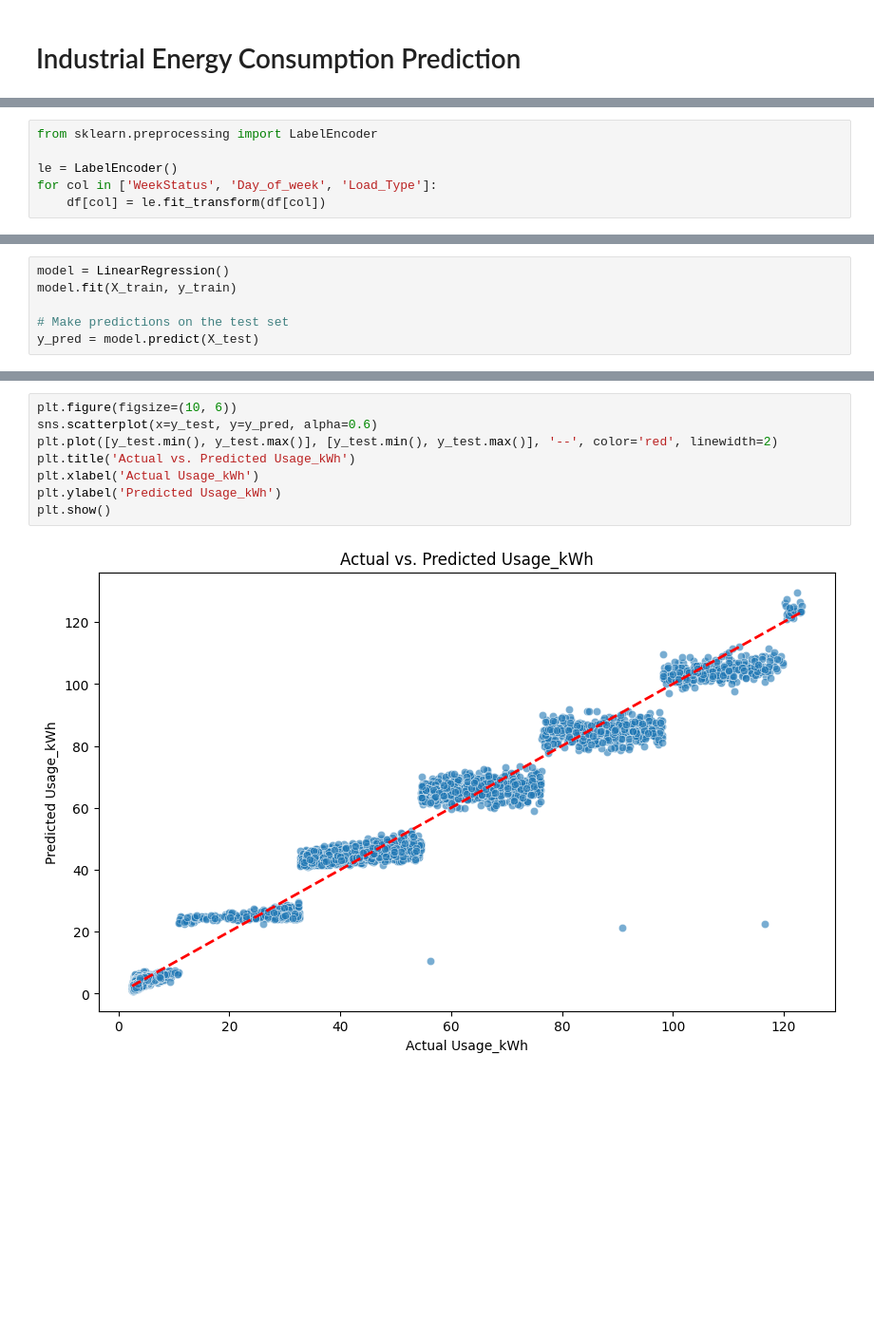
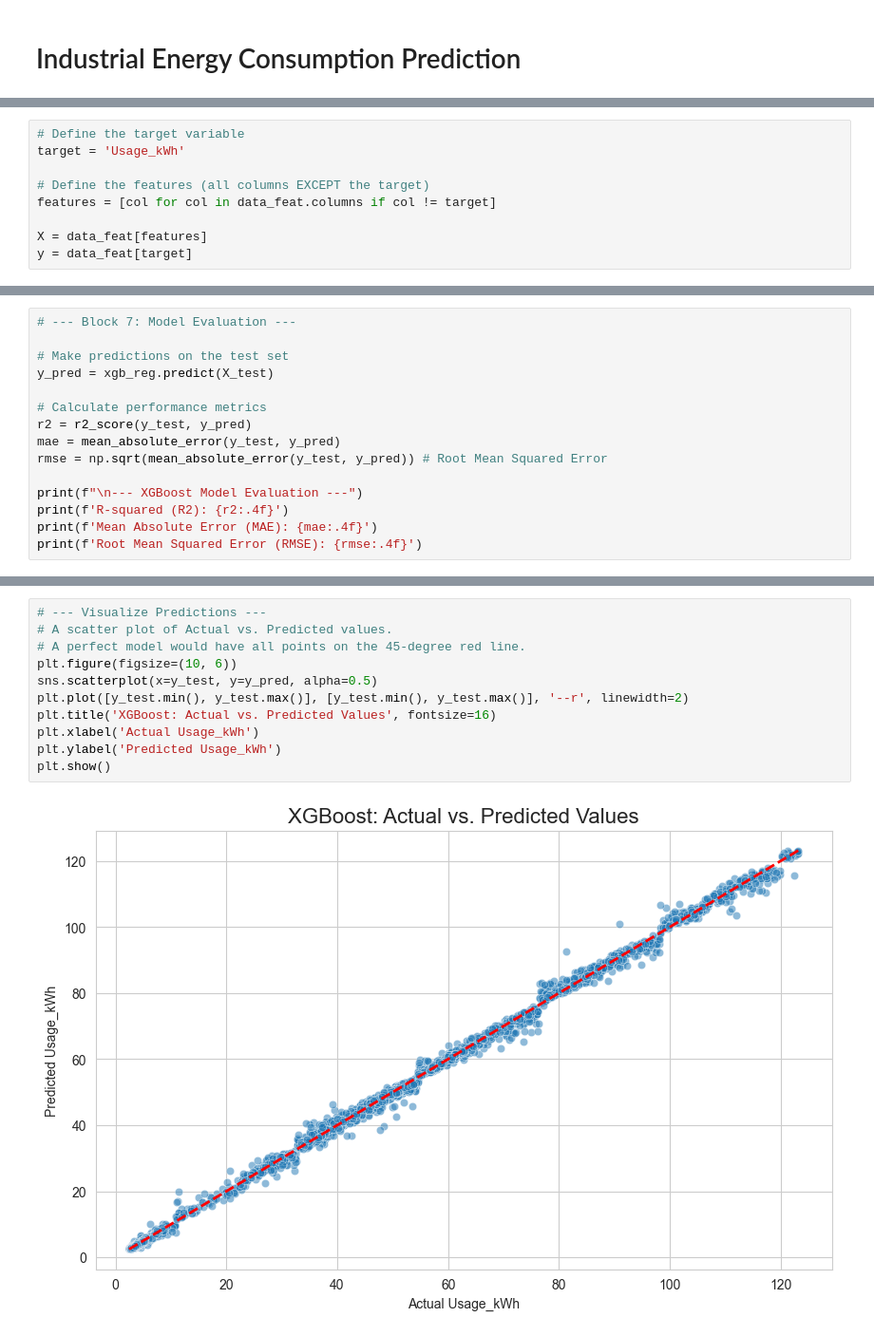
Before and after one commit to vishnundev/industrial-energy-consumption-forecasting, a Jupyter notebook: notebooks/Industrial_Energy_Consumption_Prediction.ipynb, the cells around one changed output, grey strips where cells are left out. Shown at 95% size. Cells and saved outputs as stored; diff of their text form; blank space fills up the shorter version.

```diff
--- a/notebooks/Industrial_Energy_Consumption_Prediction.ipynb
+++ b/notebooks/Industrial_Energy_Consumption_Prediction.ipynb
@@ -81,6 +19,0 @@ dtype: int64
-# %%
-from sklearn.preprocessing import LabelEncoder
-
-le = LabelEncoder()
-for col in ['WeekStatus', 'Day_of_week', 'Load_Type']:
-    df[col] = le.fit_transform(df[col])
@@ -108 +152,10 @@ X = df.drop('Usage_kWh', axis=1)
+# %%
+# Define the target variable
+target = 'Usage_kWh'
+
+# Define the features (all columns EXCEPT the target)
+features = [col for col in data_feat.columns if col != target]
+
+X = data_feat[features]
+y = data_feat[target]
 # %%
@@ -116,6 +172,0 @@ Testing set shape: (6860, 11)
-# %%
-model = LinearRegression()
-model.fit(X_train, y_train)
-
-# Make predictions on the test set
-y_pred = model.predict(X_test)
@@ -130,0 +216,15 @@ Model R-squared (R2) Score: 0.98
+# %%
+# --- Block 7: Model Evaluation ---
+
+# Make predictions on the test set
+y_pred = xgb_reg.predict(X_test)
+
+# Calculate performance metrics
+r2 = r2_score(y_test, y_pred)
+mae = mean_absolute_error(y_test, y_pred)
+rmse = np.sqrt(mean_absolute_error(y_test, y_pred)) # Root Mean Squared Error
+
+print(f"\n--- XGBoost Model Evaluation ---")
+print(f'R-squared (R2): {r2:.4f}')
+print(f'Mean Absolute Error (MAE): {mae:.4f}')
+print(f'Root Mean Squared Error (RMSE): {rmse:.4f}')
@@ -131,10 +236,13 @@ Model R-squared (R2) Score: 0.98
 # %%
+# --- Visualize Predictions ---
+# A scatter plot of Actual vs. Predicted values.
+# A perfect model would have all points on the 45-degree red line.
 plt.figure(figsize=(10, 6))
-sns.scatterplot(x=y_test, y=y_pred, alpha=0.6)
-plt.plot([y_test.min(), y_test.max()], [y_test.min(), y_test.max()], '--', color='red', linewidth=2)
-plt.title('Actual vs. Predicted Usage_kWh')
+sns.scatterplot(x=y_test, y=y_pred, alpha=0.5)
+plt.plot([y_test.min(), y_test.max()], [y_test.min(), y_test.max()], '--r', linewidth=2)
+plt.title('XGBoost: Actual vs. Predicted Values', fontsize=16)
 plt.xlabel('Actual Usage_kWh')
 plt.ylabel('Predicted Usage_kWh')
 plt.show()
 # %% [output]
-[figure, old version]
+[figure, new version]
```
Also changed, not shown: parts of 22 cells of this notebook, 2 other files.
